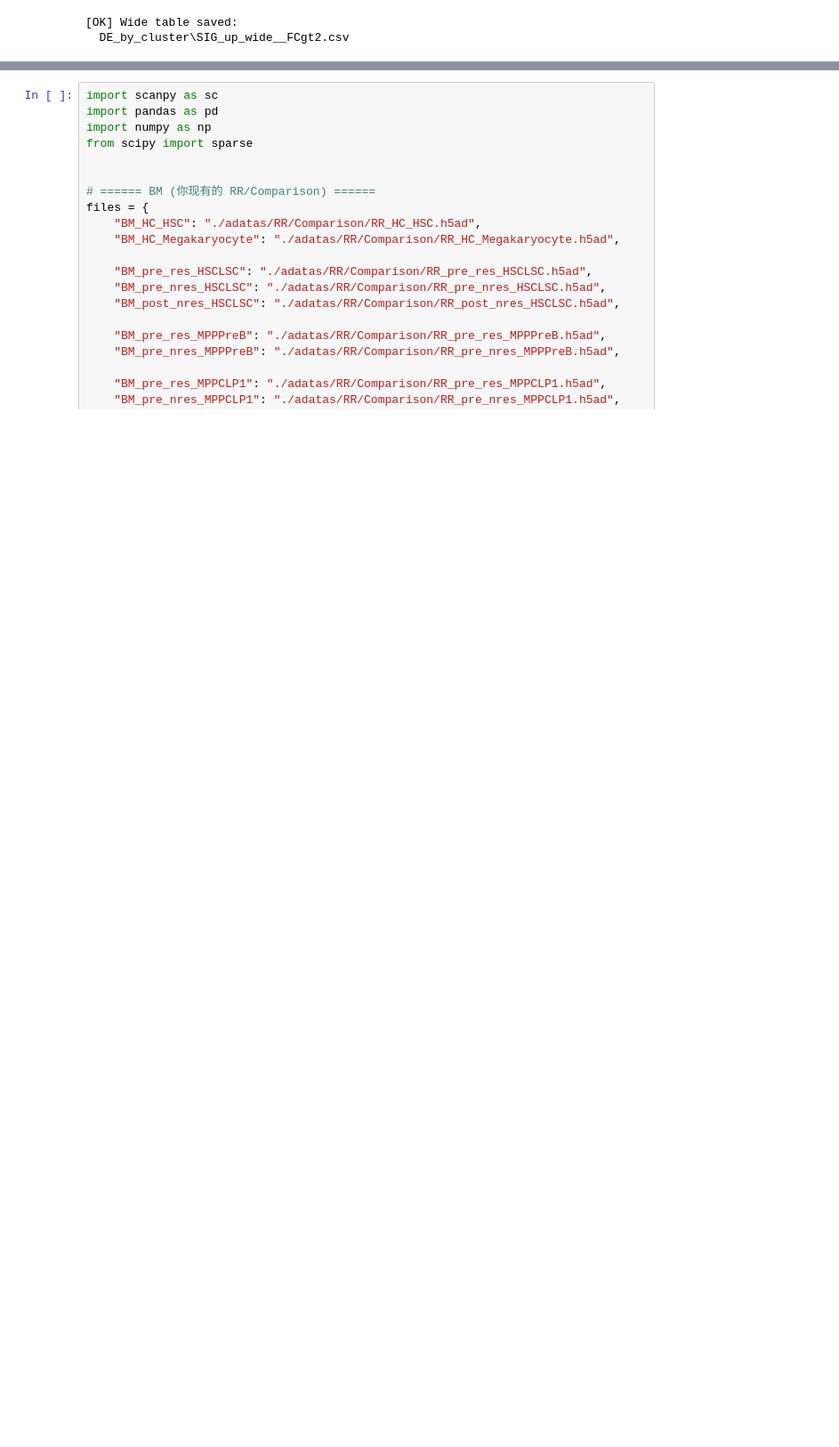
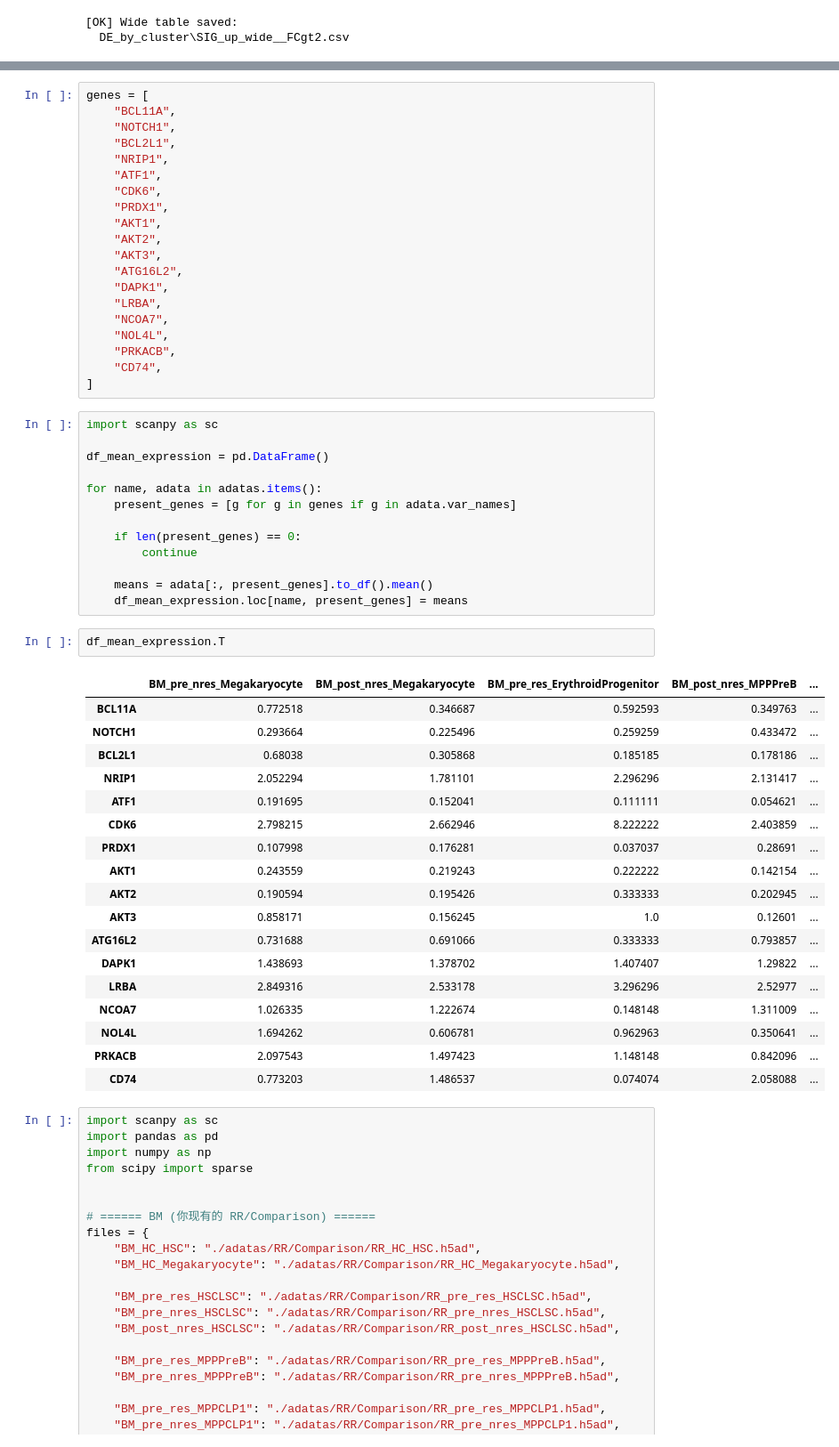
Before and after one commit to gaopeigi3/Geneformer, a Jupyter notebook: DEGs PB.ipynb, the cells around one changed output, grey strips where cells are left out. Shown at 89% size. Cells and saved outputs as stored; diff of their text form; blank space fills up the shorter version.

```diff
--- a/DEGs PB.ipynb
+++ b/DEGs PB.ipynb
@@ -601,3 +683,57 @@ if MAKE_WIDE and os.path.exists(combined_path):
+# %%
+genes = [
+    "BCL11A",
+    "NOTCH1",
+    "BCL2L1",
+    "NRIP1",
+    "ATF1",
+    "CDK6",
+    "PRDX1",
+    "AKT1",
+    "AKT2",
+    "AKT3",
+    "ATG16L2",
+    "DAPK1",
+    "LRBA",
+    "NCOA7",
+    "NOL4L",
+    "PRKACB",
+    "CD74",
+]
+# %%
+import scanpy as sc
+
+df_mean_expression = pd.DataFrame()
+
+for name, adata in adatas.items():
+    present_genes = [g for g in genes if g in adata.var_names]
+
+    if len(present_genes) == 0:
+        continue
+
+    means = adata[:, present_genes].to_df().mean()
+    df_mean_expression.loc[name, present_genes] = means
+# %%
+df_mean_expression.T
+# %% [output]
+|  | BM_pre_nres_Megakaryocyte | BM_post_nres_Megakaryocyte | BM_pre_res_ErythroidProgenitor | BM_post_nres_MPPPreB | ... |
+| BCL11A | 0.772518 | 0.346687 | 0.592593 | 0.349763 | ... |
+| NOTCH1 | 0.293664 | 0.225496 | 0.259259 | 0.433472 | ... |
+| BCL2L1 | 0.68038 | 0.305868 | 0.185185 | 0.178186 | ... |
+| NRIP1 | 2.052294 | 1.781101 | 2.296296 | 2.131417 | ... |
+| ATF1 | 0.191695 | 0.152041 | 0.111111 | 0.054621 | ... |
+| CDK6 | 2.798215 | 2.662946 | 8.222222 | 2.403859 | ... |
+| PRDX1 | 0.107998 | 0.176281 | 0.037037 | 0.28691 | ... |
+| AKT1 | 0.243559 | 0.219243 | 0.222222 | 0.142154 | ... |
+| AKT2 | 0.190594 | 0.195426 | 0.333333 | 0.202945 | ... |
+| AKT3 | 0.858171 | 0.156245 | 1.0 | 0.12601 | ... |
+| ATG16L2 | 0.731688 | 0.691066 | 0.333333 | 0.793857 | ... |
+| DAPK1 | 1.438693 | 1.378702 | 1.407407 | 1.29822 | ... |
+| LRBA | 2.849316 | 2.533178 | 3.296296 | 2.52977 | ... |
+| NCOA7 | 1.026335 | 1.222674 | 0.148148 | 1.311009 | ... |
+| NOL4L | 1.694262 | 0.606781 | 0.962963 | 0.350641 | ... |
+| PRKACB | 2.097543 | 1.497423 | 1.148148 | 0.842096 | ... |
+| CD74 | 0.773203 | 1.486537 | 0.074074 | 2.058088 | ... |
 # %%
 import scanpy as sc
 import pandas as pd
```
Also changed, not shown: parts of 4 cells of this notebook, 1 other file.
